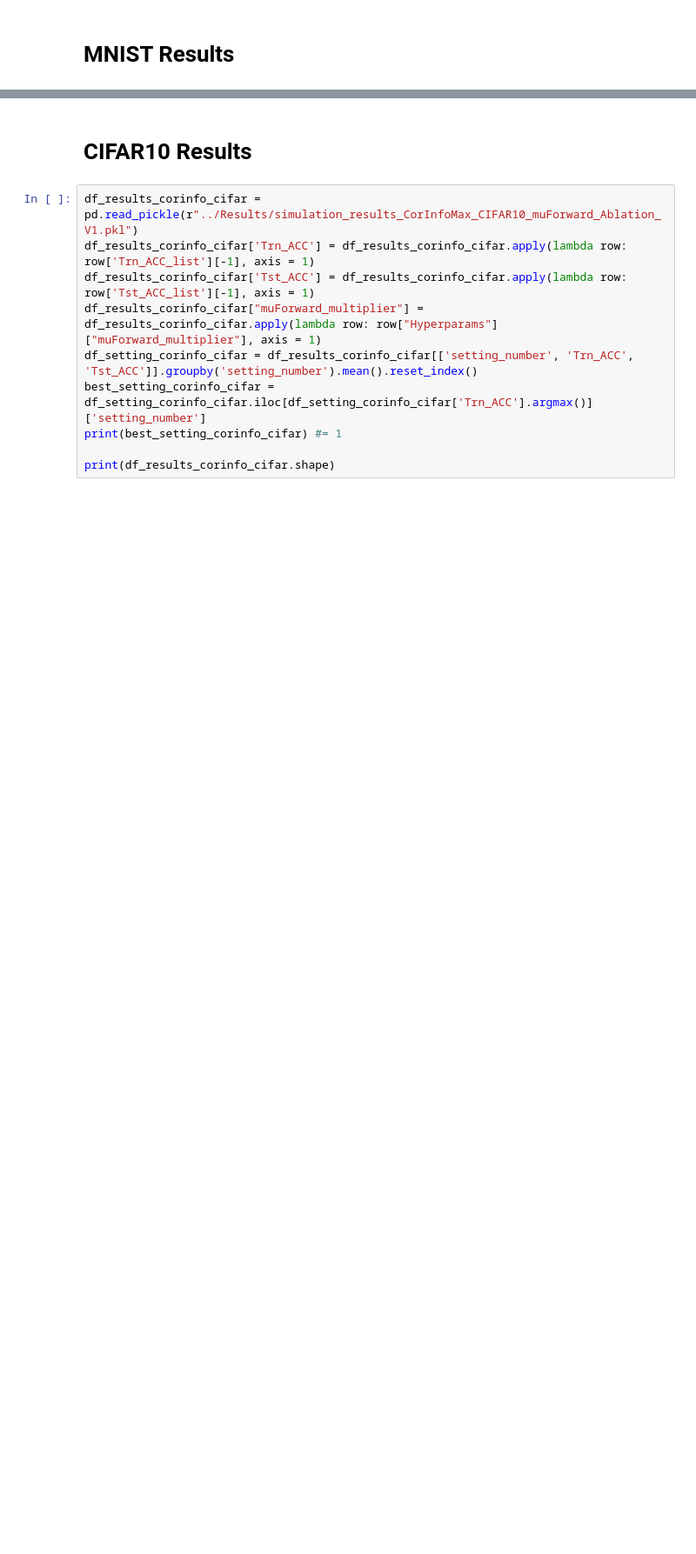
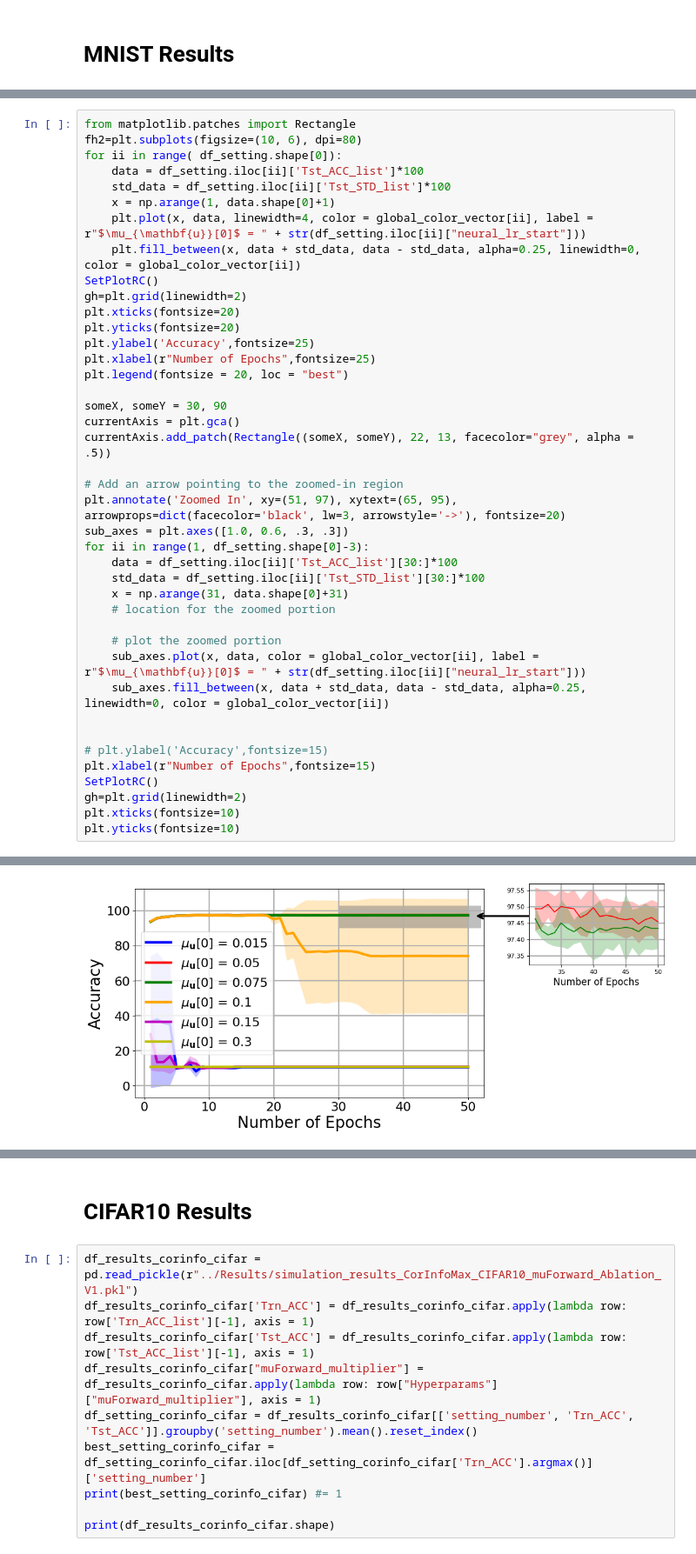
Before and after one commit to BariscanBozkurt/Supervised-CorInfoMax, a Jupyter notebook: Simulations/Classification/AnalyzeSimulations/Plot_CorInfoMax_MoreAblation_Results.ipynb, the cells around one changed output, grey strips where cells are left out. Shown at 87% size. Saved outputs shown, nothing was run; the diff lists cells and outputs as text; blank space fills up the shorter version.

```diff
--- a/Simulations/Classification/AnalyzeSimulations/Plot_CorInfoMax_MoreAblation_Results.ipynb
+++ b/Simulations/Classification/AnalyzeSimulations/Plot_CorInfoMax_MoreAblation_Results.ipynb
@@ -76,0 +225,42 @@ df_setting
+# %%
+from matplotlib.patches import Rectangle
+fh2=plt.subplots(figsize=(10, 6), dpi=80)
+for ii in range( df_setting.shape[0]):
+    data = df_setting.iloc[ii]['Tst_ACC_list']*100
+    std_data = df_setting.iloc[ii]['Tst_STD_list']*100
+    x = np.arange(1, data.shape[0]+1)
+    plt.plot(x, data, linewidth=4, color = global_color_vector[ii], label = r"$\mu_{\mathbf{u}}[0]$ = " + str(df_setting.iloc[ii]["neural_lr_start"]))
+    plt.fill_between(x, data + std_data, data - std_data, alpha=0.25, linewidth=0, color = global_color_vector[ii])
+SetPlotRC()
+gh=plt.grid(linewidth=2)
+plt.xticks(fontsize=20)
+plt.yticks(fontsize=20)
+plt.ylabel('Accuracy',fontsize=25)
+plt.xlabel(r"Number of Epochs",fontsize=25)
+plt.legend(fontsize = 20, loc = "best")
+
+someX, someY = 30, 90
+currentAxis = plt.gca()
+currentAxis.add_patch(Rectangle((someX, someY), 22, 13, facecolor="grey", alpha = .5))
+
+# Add an arrow pointing to the zoomed-in region
+plt.annotate('Zoomed In', xy=(51, 97), xytext=(65, 95), arrowprops=dict(facecolor='black', lw=3, arrowstyle='->'), fontsize=20)
+sub_axes = plt.axes([1.0, 0.6, .3, .3])
+for ii in range(1, df_setting.shape[0]-3):
+    data = df_setting.iloc[ii]['Tst_ACC_list'][30:]*100
+    std_data = df_setting.iloc[ii]['Tst_STD_list'][30:]*100
+    x = np.arange(31, data.shape[0]+31)
+    # location for the zoomed portion
+
+    # plot the zoomed portion
+    sub_axes.plot(x, data, color = global_color_vector[ii], label = r"$\mu_{\mathbf{u}}[0]$ = " + str(df_setting.iloc[ii]["neural_lr_start"]))
+    sub_axes.fill_between(x, data + std_data, data - std_data, alpha=0.25, linewidth=0, color = global_color_vector[ii])
+
+
+# plt.ylabel('Accuracy',fontsize=15)
+plt.xlabel(r"Number of Epochs",fontsize=15)
+SetPlotRC()
+gh=plt.grid(linewidth=2)
+plt.xticks(fontsize=10)
+plt.yticks(fontsize=10)
+# %% [output]
@@ -76,0 +275 @@ df_setting
+[figure, added]
```
Also changed, not shown: parts of 26 cells of this notebook.
